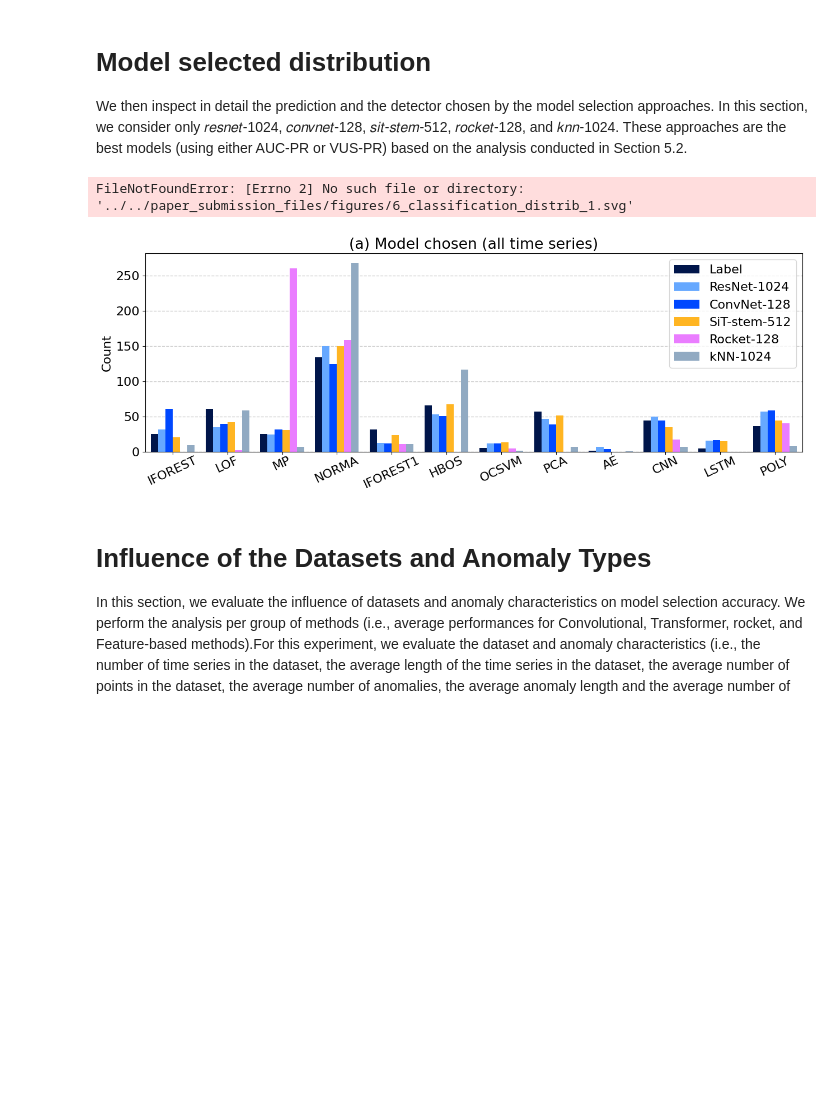
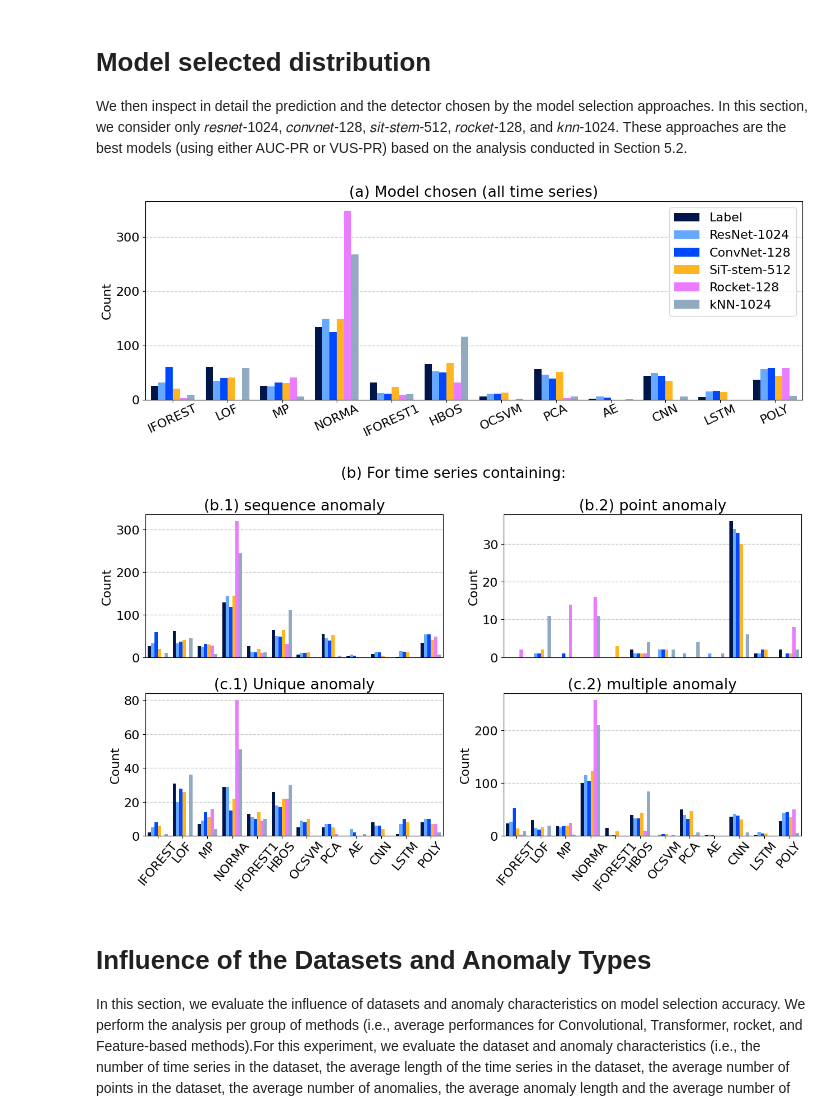
Before and after one commit to boniolp/MSAD, a Jupyter notebook: experiments/accuracy_analysis/accuracy_evaluation.ipynb, the cells around one changed output. Saved outputs shown, nothing was run; the diff lists cells and outputs as text; code cells hidden in the pictures; blank space fills up the shorter version.

```diff
--- a/experiments/accuracy_analysis/accuracy_evaluation.ipynb
+++ b/experiments/accuracy_analysis/accuracy_evaluation.ipynb
@@ -32,11 +32,15 @@ methods_colors = {
 
 Please select a measure for the analysis. You can choose between VUS_PR and AUC_PR. This file contains the accuracy scores for 496 time series (time series in the test set that where not used for training the model selection methods).
 # %%
+# Replace this value with "AUC_PR" or "VUS_PR" to obtain the corresponding results
 measure_name = 'AUC_PR'
-figure_path = '../../paper_submission_files/figures/{}.svg'
+
+# Uncomment this command and all plt.savefig(...) commands to save the generated figures
+# figure_path = 'dummy/path/{}.svg'
 
 df = pd.read_csv('../../results/accuracy/all_accuracy_{}.csv'.format(measure_name))
-# df = df.drop(labels='Unnamed: 0',axis=1)
+if 'Unnamed: 0' in df.columns:
+    df = df.drop(labels='Unnamed: 0', axis=1)
 
 methods_conv = [
     'inception_time_{}',
@@ -65,14 +69,16 @@ old_methods = ['IFOREST', 'LOF', 'MP', 'NORMA', 'IFOREST1', 'HBOS', 'OCSVM','PCA
 
 Base_methods = ['Avg Ens','Oracle']
 
-all_length = [32, 64, 128, 256, 512, 768, 1024]
+all_length = [16, 32, 64, 128, 256, 512, 768, 1024]
 
 all_methods_ens = [meth.format(length) for meth in methods_conv for length in all_length]
 all_methods_ens += [meth.format(length) for meth in methods_sit for length in all_length]
 all_methods_ens += [meth.format(length) for meth in methods_ts for length in all_length]
 all_methods_ens += [meth.format(length) for meth in methods_feature for length in all_length]
 
+# Keep only the methods that exist in the results you read
 all_methods = old_methods + Base_methods + all_methods_ens
+all_methods = [x for x in all_methods if x in df.columns]
 
 # Create a list of all different classes of methods
 split = [x.rsplit('_', 1)[0] for x in all_methods]
@@ -97,7 +103,7 @@ df
 # %% [markdown]
 ### Define camera-ready method names
 # %%
-all_length = [32, 64, 128, 256, 512, 768, 1024]
+all_length = [16, 32, 64, 128, 256, 512, 768, 1024]
 
 template_names = {
     'inception_time_{}': 'InceptTime-{}',
@@ -357,13 +363,13 @@ my_palette = {'label':'#00154A',
               'resnet_1024_class': "#66A8FF",  # methods_colors["conv"]
               'convnet_128_class': methods_colors["conv_2"],
               'sit_stem_512_class': methods_colors["sit"],
-              'rocket_128_class': methods_colors["rocket"],
+              'rocket_1024_class': methods_colors["rocket"],
               'knn_1024_class': methods_colors["feature_based"]}
 
 plt.figure(figsize=(13, 5))
 plt.grid(color='k', linestyle='--', linewidth=1, alpha=0.2)
 plt.title('(a) Model chosen (all time series)')
-columns = ['label','resnet_1024_class','convnet_128_class','sit_stem_512_class','rocket_128_class','knn_1024_class']
+columns = ['label','resnet_1024_class','convnet_128_class','sit_stem_512_class','rocket_1024_class','knn_1024_class']
 df1 = df[columns].melt(var_name='Model Selection', value_name='Prediction')
 sns.countplot(x='Prediction', hue='Model Selection', data=df1, order=old_methods, palette=my_palette, saturation=1)
 plt.xticks(rotation=25)
@@ -376,7 +382,7 @@ new_legend_text = [final_names['label'], final_names['resnet_1024'], final_names
 for txt, new_text in zip(legend_text, new_legend_text):
     txt.set_text(new_text)
 plt.tight_layout()
-plt.savefig(figure_path.format('6_classification_distrib_1'))
+# plt.savefig(figure_path.format('6_classification_distrib_1'))
 plt.show()
 plt.close()
 
@@ -407,35 +413,35 @@ plt.ylabel('Count')
 plt.xlabel('')
 plt.rc('axes', axisbelow=True)
 
 plt.subplot(2,2,3)
 plt.grid(color='k', linestyle='--', linewidth=1, alpha=0.2)
 plt.title("(c.1) Unique anomaly")
 df1 = df.loc[df['nb_anomaly']== 1][columns].melt(var_name='Model Selection', value_name='Prediction')
 sns.countplot(x='Prediction', hue='Model Selection', data=df1, order=old_methods, palette=my_palette, saturation=1)
 plt.legend([], frameon=False)
 plt.xticks(rotation=50)
 plt.ylabel('Count')
 plt.xlabel('')
 plt.rc('axes', axisbelow=True)
 
 plt.subplot(2,2,4)
 plt.grid(color='k', linestyle='--', linewidth=1, alpha=0.2)
 plt.title("(c.2) multiple anomaly")
 df1 = df.loc[df['nb_anomaly'] > 1][columns].melt(var_name='Model Selection', value_name='Prediction')
 sns.countplot(x='Prediction', hue='Model Selection', data=df1, order=old_methods, palette=my_palette, saturation=1)
 plt.legend([], frameon=False)
 plt.xticks(rotation=50)
 plt.ylabel('Count')
 plt.xlabel('')
 plt.rc('axes', axisbelow=True)
 
 plt.tight_layout()
 # plt.savefig(figure_path.format('6_classification_distrib_2'))
 plt.show()
 plt.close()
 # %% [output]
-FileNotFoundError: [Errno 2] No such file or directory: '../../paper_submission_files/figures/6_classification_distrib_1.svg'
-[figure, old version]
+[figure, new version]
+[figure, added]
 # %% [markdown]
 # Influence of the Datasets and Anomaly Types
 
```
Also changed, not shown: parts of 9 cells of this notebook, 3 other files.
